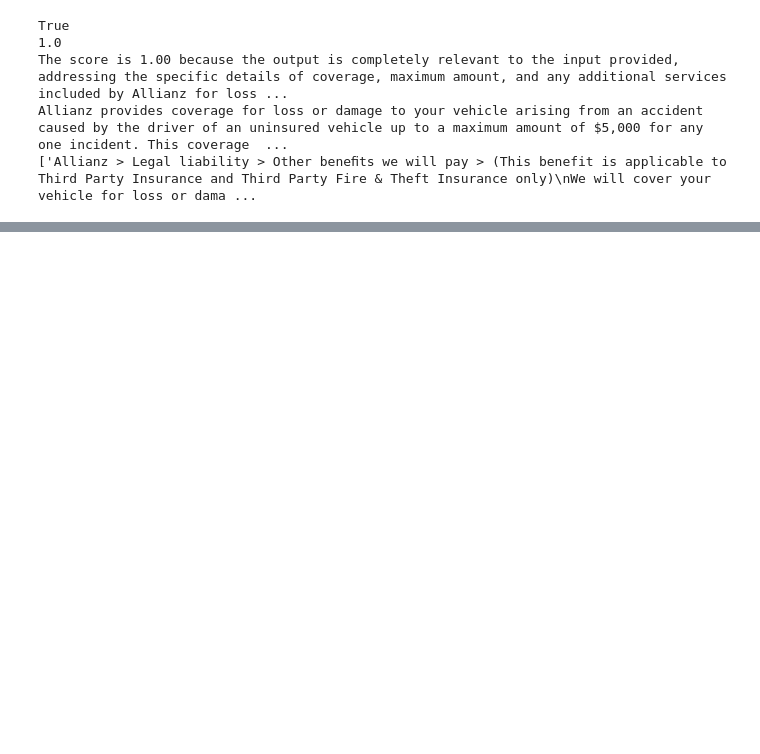
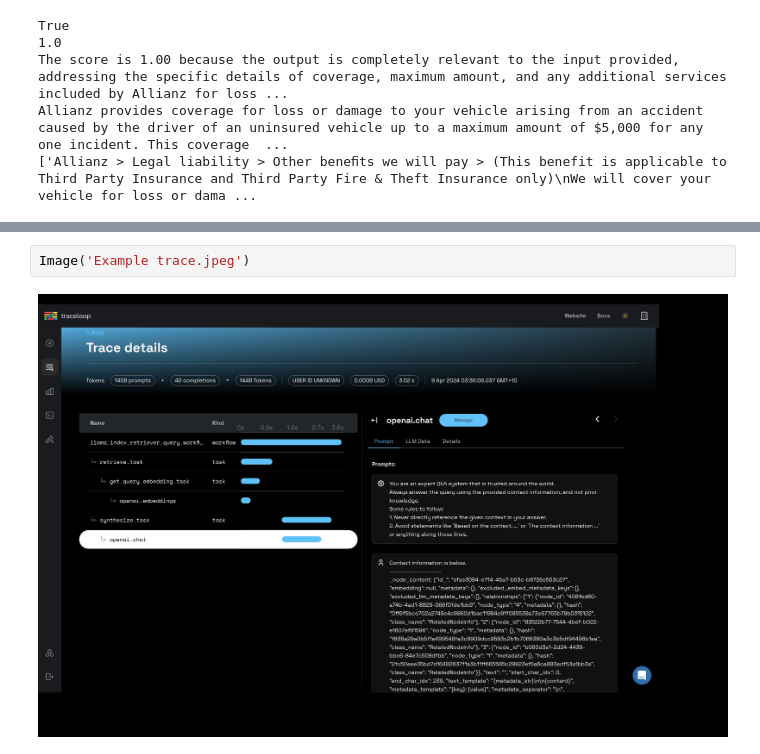
Before and after one commit to PyGeek03/pds-rag-pipelines, a Jupyter notebook: rag.ipynb, the cells around one changed output, grey strips where cells are left out. Saved outputs shown, nothing was run; the diff lists cells and outputs as text; blank space fills up the shorter version.

```diff
--- a/rag.ipynb
+++ b/rag.ipynb
@@ -649,0 +657,4 @@ Allianz provides coverage for loss or damage to your vehicle arising from an acc
+# %%
+Image('Example trace.jpeg')
+# %% [output]
+[figure, added]
```
Also changed, not shown: parts of 4 cells of this notebook.
